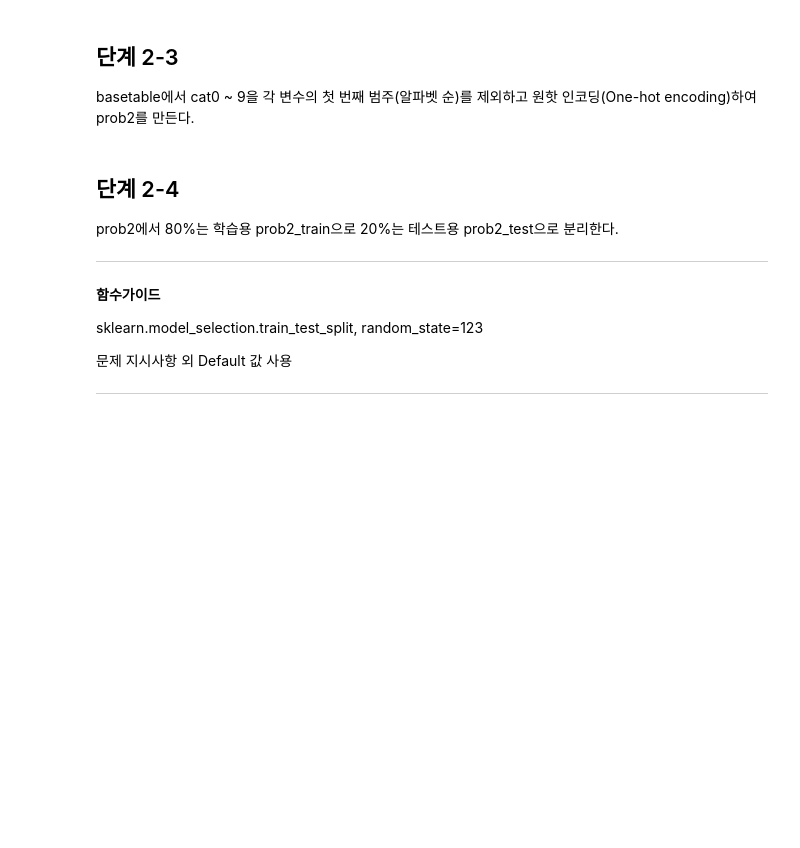
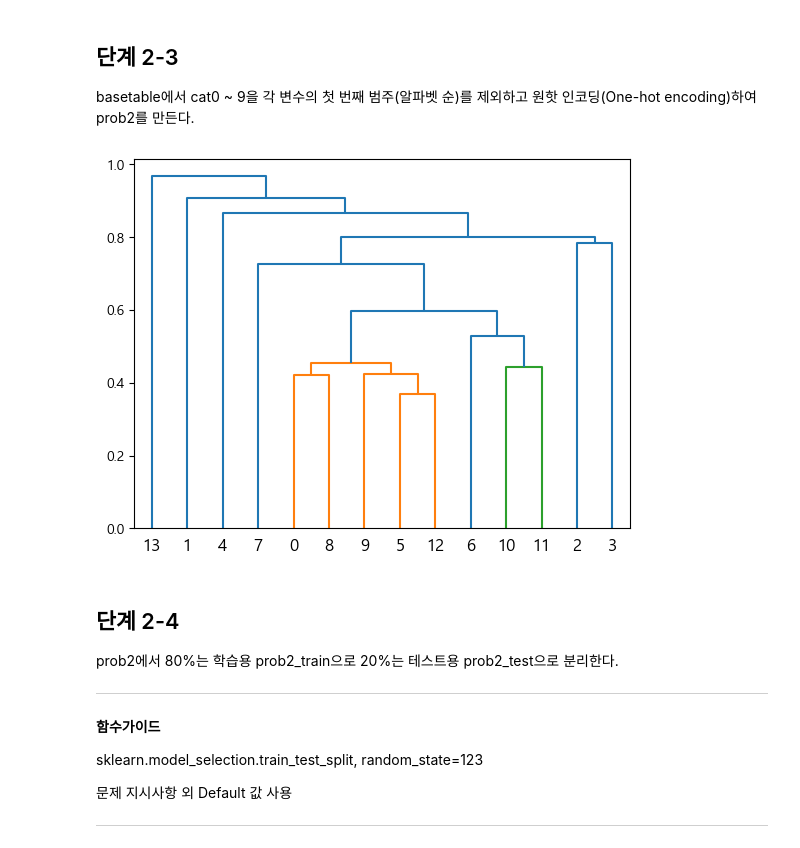
Before and after one commit to sunkusun9/DS_lv3_2308, a Jupyter notebook: sec_ds_lv3_prob2_prob.ipynb, the cells around one changed output. Saved outputs shown, nothing was run; the diff lists cells and outputs as text; code cells hidden in the pictures; blank space fills up the shorter version.

```diff
--- a/sec_ds_lv3_prob2_prob.ipynb
+++ b/sec_ds_lv3_prob2_prob.ipynb
@@ -216 +216,3 @@ cat9 {'C': 'H', 'D': 'B', 'E': 'L'} [10678, 2846, 85944, 8320, 19987, 40070, 550
+# %%
+df_basetable = df_train.copy()
 # %% [markdown]
@@ -319,6 +479,18 @@ sklearn.cluster.AgglomerativeClustering
 ## 단계 2-3
 
 basetable에서 cat0 ~ 9을 각 변수의 첫 번째 범주(알파벳 순)를 제외하고 원핫 인코딩(One-hot encoding)하여 prob2를 만든다.
+# %%
+from scipy.cluster import hierarchy
+df_corr = df_basetable[['cont{}'.format(i) for i in range(14)]].corr()
+df_dist = 1 - df_corr.abs()
+from scipy.spatial.distance import squareform
+
+Z = hierarchy.linkage(squareform(df_dist), method='average')
+plt.figure()
+hierarchy.dendrogram(Z, color_threshold=0.5)
+plt.show()
+# %% [output]
+[figure, added]
 # %% [markdown]
 ## 단계 2-4
 
```
Also changed, not shown: parts of 21 cells of this notebook.
